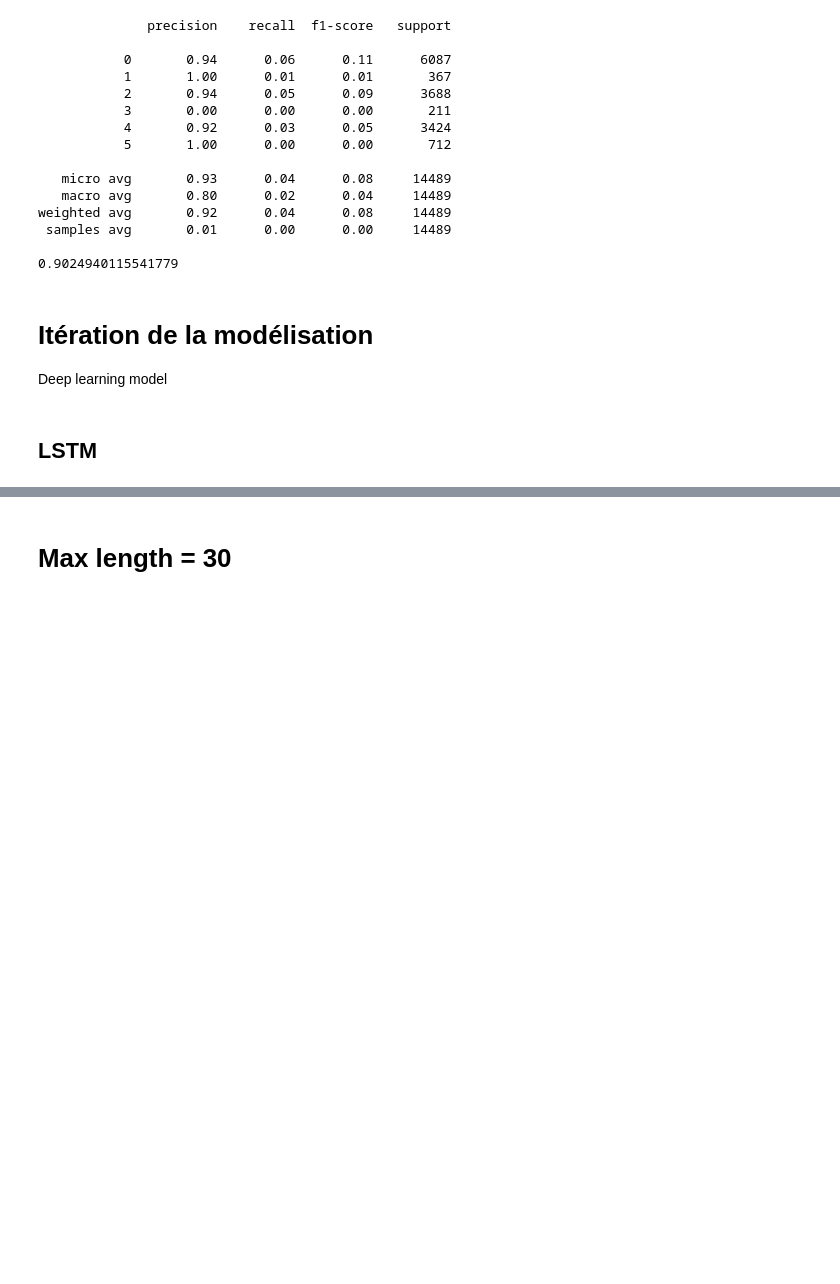
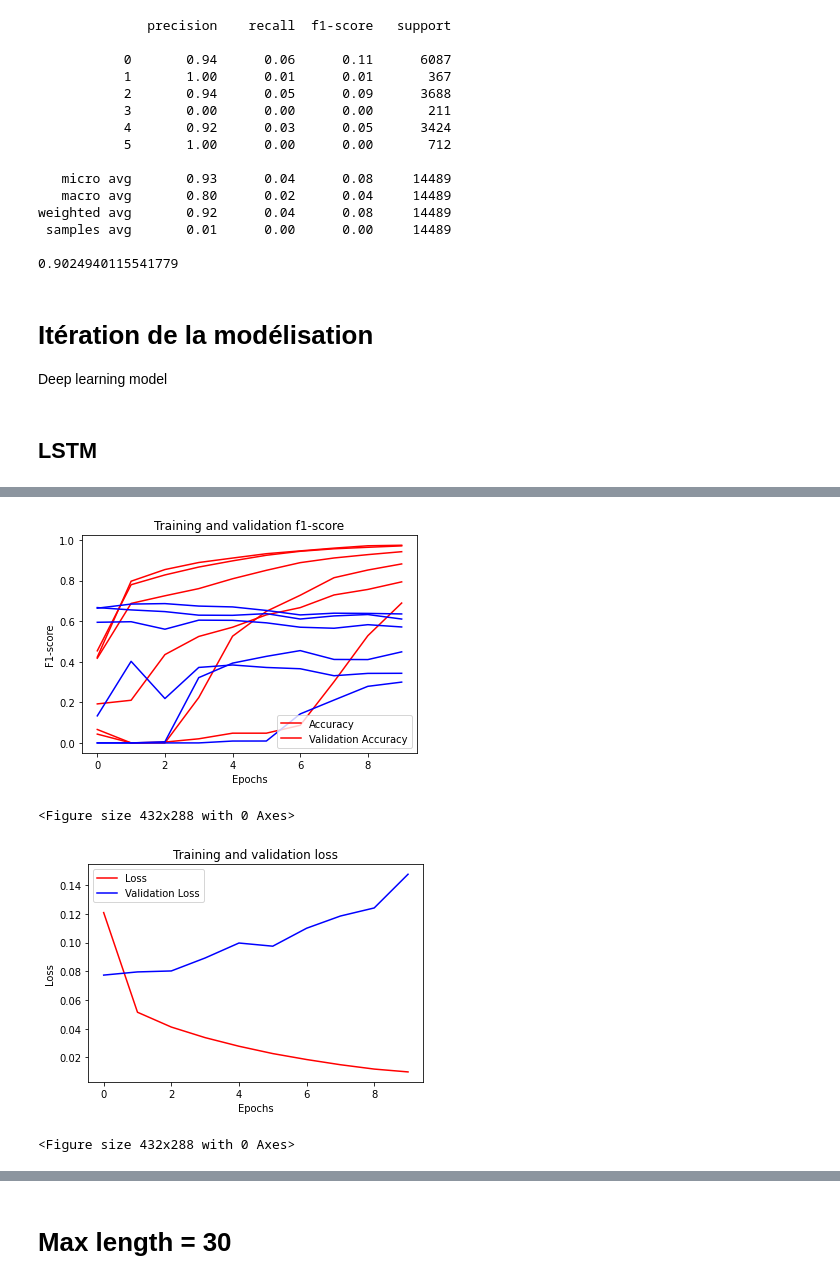
Before and after one commit to GatienVilain/Toxic-Comment-classification, a Jupyter notebook: Classification_commentaires_toxiques.ipynb, the cells around one changed output, grey strips where cells are left out. Saved outputs shown, nothing was run; the diff lists cells and outputs as text; code cells hidden in the pictures; blank space fills up the shorter version.

```diff
--- a/Classification_commentaires_toxiques.ipynb
+++ b/Classification_commentaires_toxiques.ipynb
@@ -888,0 +822,42 @@ Training Complete
+# %%
+#-----------------------------------------------------------
+# Retrieve a list of list results on training and test data
+# sets for each training epoch
+#-----------------------------------------------------------
+acc=history.history['f1_score']
+val_acc=history.history['val_f1_score']
+loss=history.history['loss']
+val_loss=history.history['val_loss']
+
+epochs=range(len(acc)) # Get number of epochs
+
+#------------------------------------------------
+# Plot training and validation accuracy per epoch
+#------------------------------------------------
+plt.plot(epochs, acc, 'r')
+plt.plot(epochs, val_acc, 'b')
+plt.title('Training and validation f1-score')
+plt.xlabel("Epochs")
+plt.ylabel("F1-score")
+plt.legend(["Accuracy","Validation Accuracy"])
+
+plt.figure()
+plt.show()
+
+#------------------------------------------------
+# Plot training and validation loss per epoch
+#------------------------------------------------
+plt.plot(epochs, loss, 'r')
+plt.plot(epochs, val_loss, 'b')
+plt.title('Training and validation loss')
+plt.xlabel("Epochs")
+plt.ylabel("Loss")
+plt.legend(["Loss", "Validation Loss"])
+
+plt.figure()
+plt.show()
+# %% [output]
+[figure, added]
+<Figure size 432x288 with 0 Axes>
+[figure, added]
+<Figure size 432x288 with 0 Axes>
```
Also changed, not shown: parts of 21 cells of this notebook.
